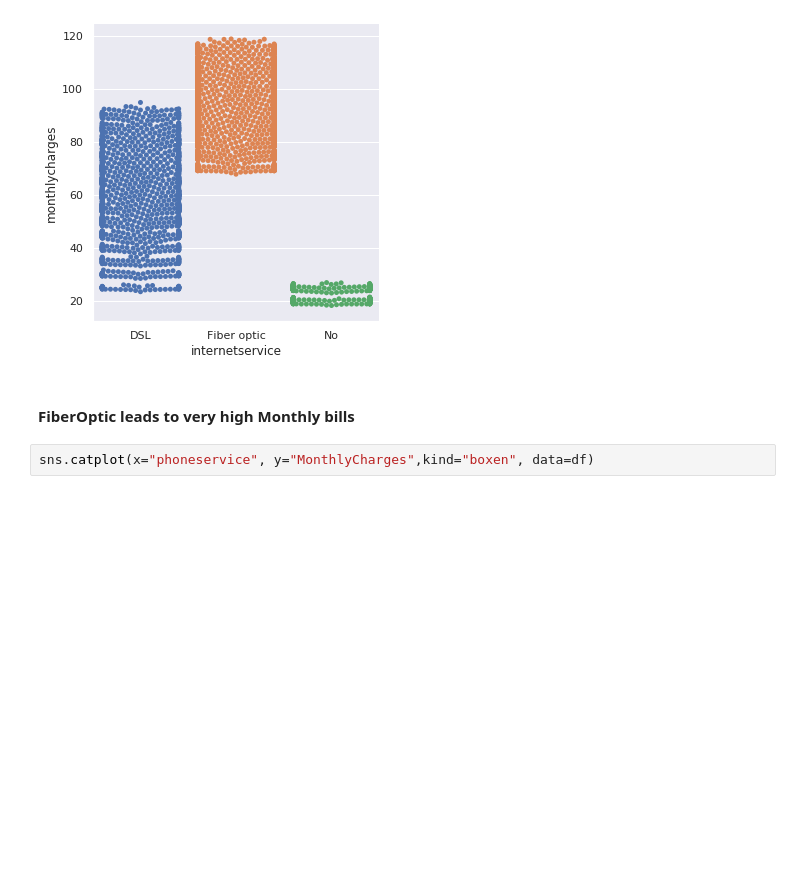
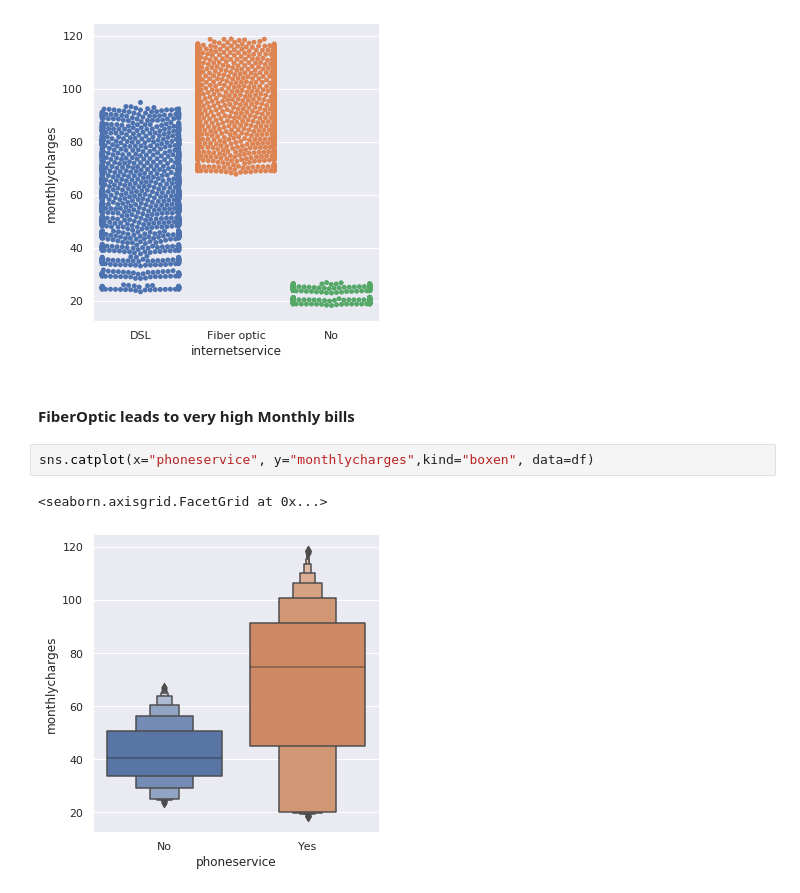
Before and after one commit to singhmanishh/telecom_churn, a Jupyter notebook: Telecom_Churn_EDA.ipynb, the cells around one changed output. Saved outputs shown, nothing was run; the diff lists cells and outputs as text; blank space fills up the shorter version.

```diff
--- a/Telecom_Churn_EDA.ipynb
+++ b/Telecom_Churn_EDA.ipynb
@@ -109,4 +109,7 @@ sns.catplot(x="internetservice", y="monthlycharges",kind="swarm", data=df)
 # %% [markdown]
 #### FiberOptic leads to very high Monthly bills ####
 # %%
-sns.catplot(x="phoneservice", y="MonthlyCharges",kind="boxen", data=df)
+sns.catplot(x="phoneservice", y="monthlycharges",kind="boxen", data=df)
+# %% [output]
+<seaborn.axisgrid.FacetGrid at 0x...>
+[figure, added]
```
Also changed, not shown: parts of 2 cells of this notebook.
